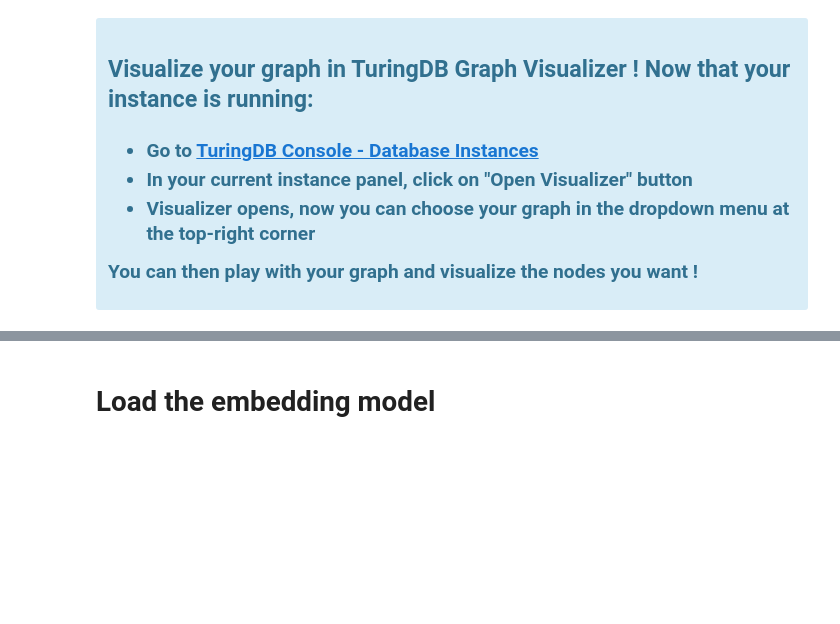
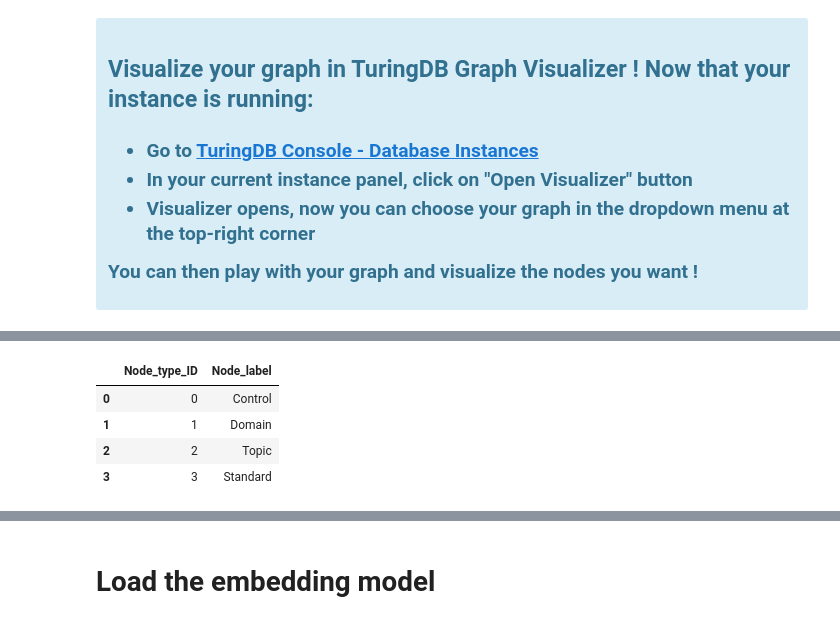
Before and after one commit to turing-db/turingdb-kgsearch, a Jupyter notebook: notebooks/michael_data.ipynb, the cells around one changed output, grey strips where cells are left out. Drawn from its saved outputs; the diff is of its cells as text; code cells hidden in the pictures; blank space fills up the shorter version.

```diff
--- a/notebooks/michael_data.ipynb
+++ b/notebooks/michael_data.ipynb
@@ -451,0 +539,19 @@ Wall time: 160 ms
+# %%
+%%time
+
+# CALL LABELSETS() - returns a two columns describing combinations of node labels
+command = """
+CALL LABELSETS()
+"""
+df = client.query(command)
+if df.empty:
+    print("No result found")
+else:
+    df.columns = ["Node_type_ID", "Node_label"]
+    display(df)
+# %% [output]
+|  | Node_type_ID | Node_label |
+| 0 | 0 | Control |
+| 1 | 1 | Domain |
+| 2 | 2 | Topic |
+| 3 | 3 | Standard |
```
Also changed, not shown: parts of 24 cells of this notebook.
